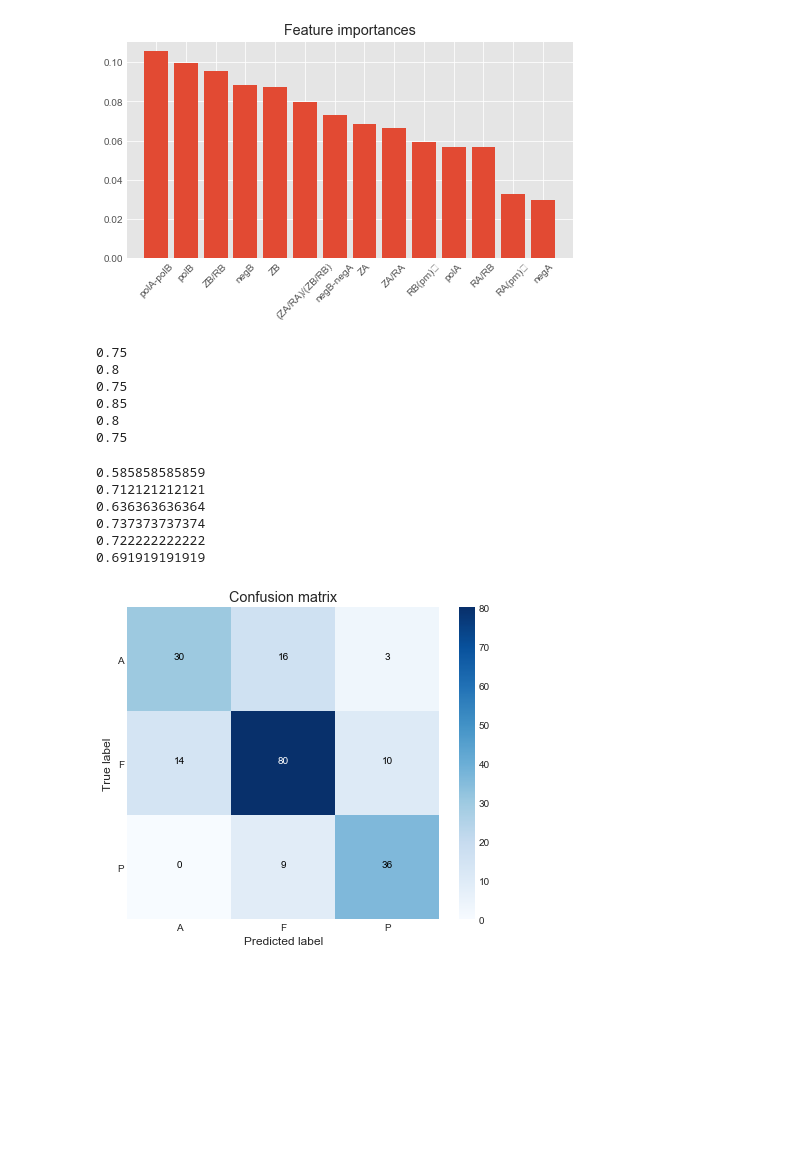
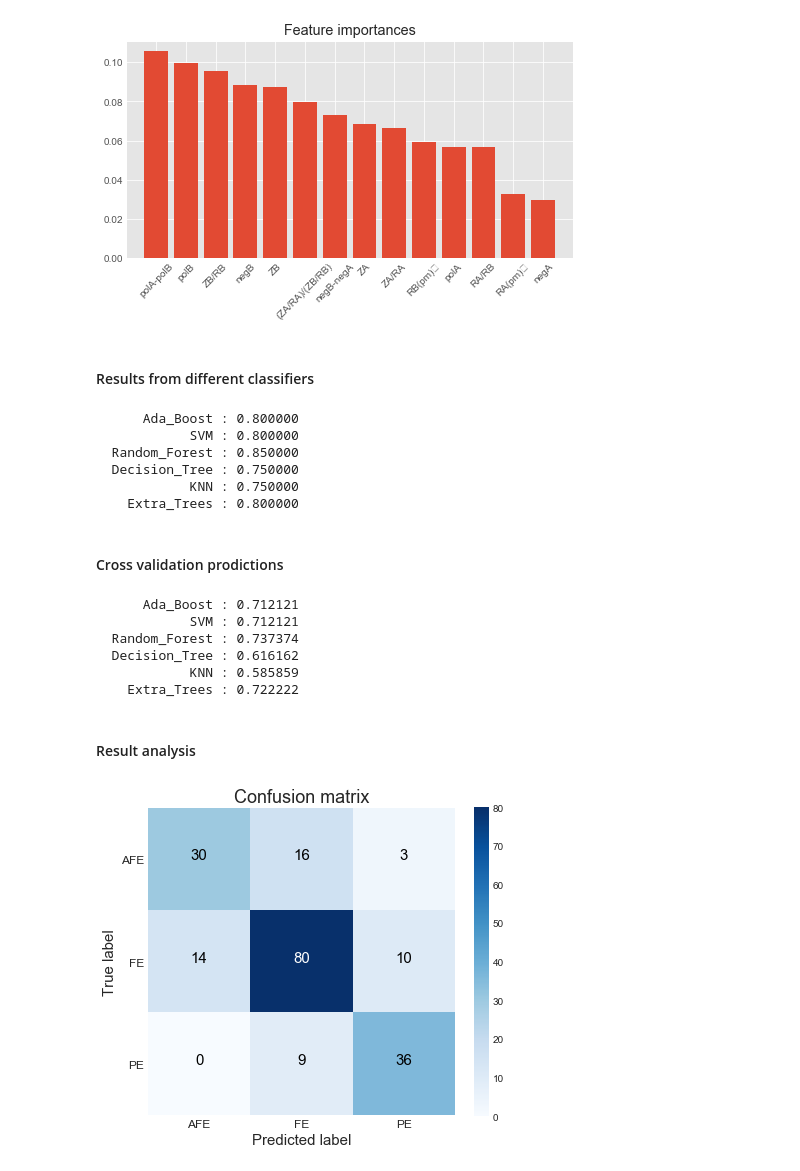
Before and after one commit to RuihaoQiu/Machine-learning-on-materials-research, a Jupyter notebook: Materials_classificaton.ipynb, the cells around one changed output. Cells and saved outputs as stored; diff of their text form; code cells hidden in the pictures; blank space fills up the shorter version.

```diff
--- a/Materials_classificaton.ipynb
+++ b/Materials_classificaton.ipynb
@@ -150,47 +113,58 @@ Feature ranking:
 13. feature  0 : RA(pm)Ⅻ (0.032836)
 14. feature  4 : negA (0.029581)
 [figure]
+# %% [markdown]
+#### Results from different classifiers
 # %%
-clfs = [neighbors.KNeighborsClassifier(10),
-        svm.SVC(kernel='rbf',C=5),
-        DecisionTreeClassifier(max_depth=None),
-        RandomForestClassifier(n_estimators=100, random_state=0),
-        ExtraTreesClassifier(n_estimators=100,random_state=0),
-        AdaBoostClassifier(DecisionTreeClassifier(max_depth=3),n_estimators=100)]
+#clfs = [neighbors.KNeighborsClassifier(10),
+#        svm.SVC(kernel='rbf',C=5),
+#        DecisionTreeClassifier(max_depth=None),
+#        RandomForestClassifier(n_estimators=100, random_state=0),
+#        ExtraTreesClassifier(n_estimators=100,random_state=0),
+#        AdaBoostClassifier(DecisionTreeClassifier(max_depth=3),n_estimators=100)]
 
-#clf = svm.SVC(kernel='rbf',C=5)
-#clf = RandomForestClassifier(n_estimators=100, random_state=0)
-#clf = neighbors.KNeighborsClassifier(5)
-#clf = ExtraTreesClassifier(n_estimators=100,random_state=0)
-for clf in clfs:
-    print(clf.fit(X_train, y_train).score(X_test, y_test))
+clfs = dict(KNN=neighbors.KNeighborsClassifier(10),
+        SVM=svm.SVC(kernel='rbf',C=5),
+        Decision_Tree=DecisionTreeClassifier(max_depth=None),
+        Random_Forest=RandomForestClassifier(n_estimators=100, random_state=0),
+        Extra_Trees=ExtraTreesClassifier(n_estimators=100,random_state=0),
+        Ada_Boost=AdaBoostClassifier(DecisionTreeClassifier(max_depth=3),n_estimators=100))
+
+for idx, clf in enumerate(clfs.values()):
+#    print(clf)
+    print('%15s : %f'%(list(clfs.keys())[idx], clf.fit(X_train, y_train).score(X_test, y_test)))
 #    y_pred = clf.predict(X_test)
 #    print(clf.score(X_test, y_test))
 #y_test, y_pred
 # %% [output]
-0.75
-0.8
-0.75
-0.85
-0.8
-0.75
+      Ada_Boost : 0.800000
+            SVM : 0.800000
+  Random_Forest : 0.850000
+  Decision_Tree : 0.750000
+            KNN : 0.750000
+    Extra_Trees : 0.800000
+# %% [markdown]
+#### Cross validation prodictions
 # %%
 from sklearn.model_selection import cross_val_score, LeaveOneGroupOut
 from sklearn.model_selection import cross_val_predict
 from sklearn import metrics
 
-for clf in clfs:
+#for clf in clfs:
+for idx, clf in enumerate(clfs.values()):
     y_pred = cross_val_predict(clf, X, Y, cv=10)
-    print(metrics.accuracy_score(Y, y_pred))
+    print('%15s : %f'%(list(clfs.keys())[idx], metrics.accuracy_score(Y, y_pred)))
 #scores = cross_val_score(clf, X, Y, cv=10)
 #scores
 # %% [output]
-0.585858585859
-0.712121212121
-0.636363636364
-0.737373737374
-0.722222222222
-0.691919191919
+      Ada_Boost : 0.712121
+            SVM : 0.712121
+  Random_Forest : 0.737374
+  Decision_Tree : 0.616162
+            KNN : 0.585859
+    Extra_Trees : 0.722222
+# %% [markdown]
+#### Result analysis
 # %%
 clf = RandomForestClassifier(n_estimators=100, random_state=0)
 y_pred = cross_val_predict(clf, X, Y, cv=10)
@@ -198,38 +172,38 @@ y_pred = cross_val_predict(clf, X, Y, cv=10)
 def plot_confusion_matrix(cm, classes,
                           title='Confusion matrix',
                           cmap=plt.cm.Blues):
 
     plt.style.use('seaborn-dark')
     plt.figure(figsize=(6, 5))
     plt.imshow(cm, interpolation='nearest', cmap=cmap)
-    plt.title(title)
+    plt.title(title, fontsize=18)
     plt.colorbar()
     tick_marks = np.arange(len(classes))
-    plt.xticks(tick_marks, classes)
-    plt.yticks(tick_marks, classes)
+    plt.xticks(tick_marks, classes, fontsize=12)
+    plt.yticks(tick_marks, classes, fontsize=12)
 
 #    if normalize:
 #        cm = cm.astype('float') / cm.sum(axis=1)[:, np.newaxis]
 #        print("Normalized confusion matrix")
 #    else:
 #        print('Confusion matrix, without normalization')
 
 #    print(cm)
 
     thresh = cm.max() / 2.
     for i, j in itertools.product(range(cm.shape[0]), range(cm.shape[1])):
-        plt.text(j, i, cm[i, j],
+        plt.text(j, i, cm[i, j], fontsize=15,
                  horizontalalignment="center",
                  color="white" if cm[i, j] > thresh else "black")
 
     plt.tight_layout()
-    plt.ylabel('True label')
-    plt.xlabel('Predicted label')
+    plt.ylabel('True label', fontsize=15)
+    plt.xlabel('Predicted label', fontsize=15)
 
 cnf_matrix = confusion_matrix(Y, y_pred)
-class_names = np.array(['A','F','P'])
+class_names = np.array(['AFE','FE','PE'])
 plot_confusion_matrix(cnf_matrix, classes=class_names,
                           title='Confusion matrix',
                           cmap=plt.cm.Blues)
 # %% [output]
-[figure, old version]
+[figure, new version]
```
Also changed, not shown: parts of 3 cells of this notebook.
